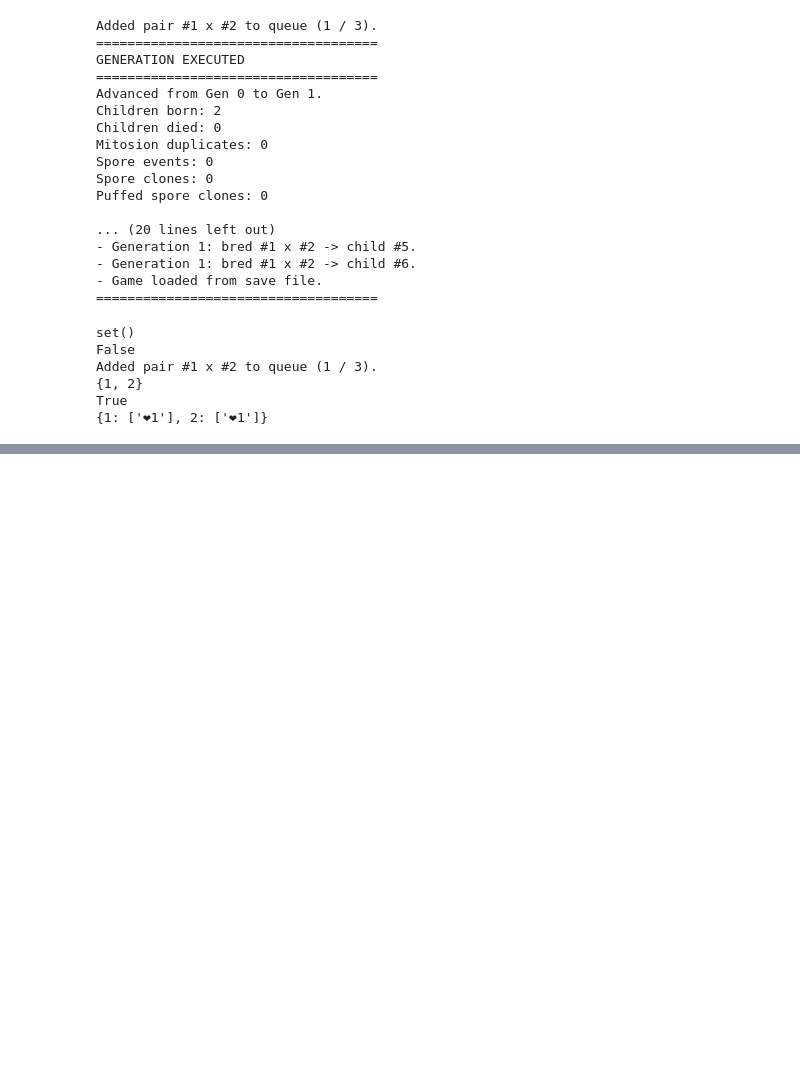
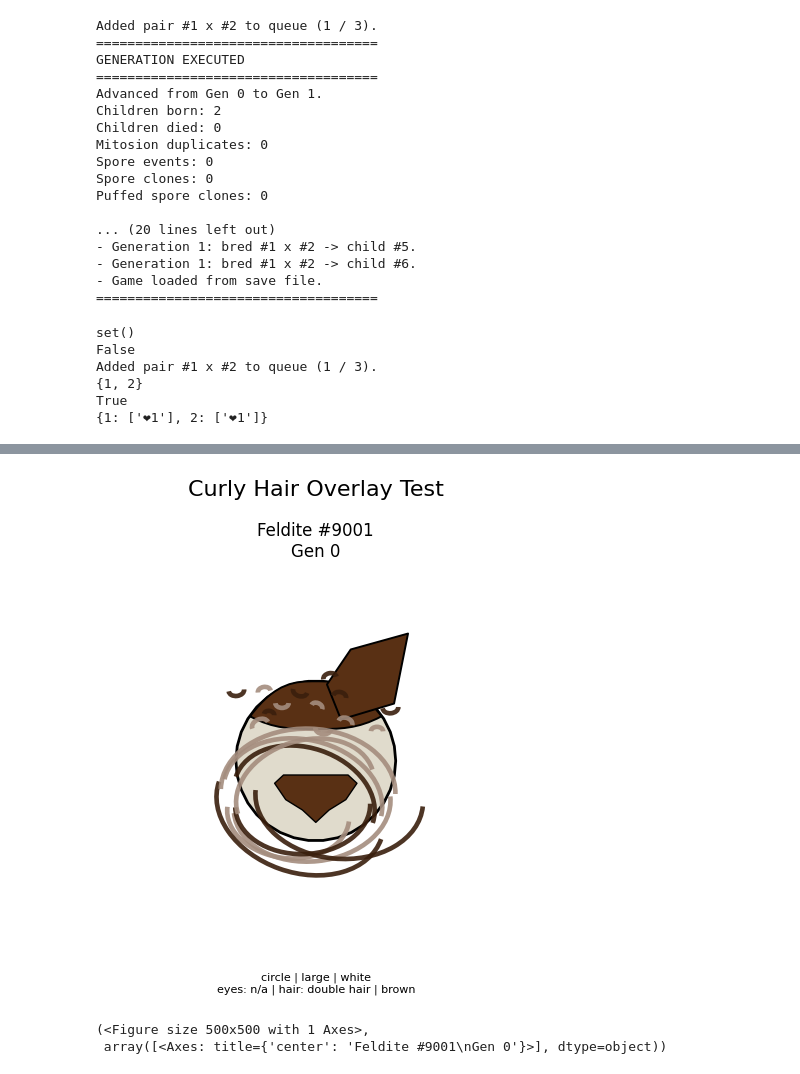
Before and after one commit to Xavier-F-24/Rock-web-app, a Jupyter notebook: dev_test.ipynb, the cells around one changed output, grey strips where cells are left out. Saved outputs shown, nothing was run; the diff lists cells and outputs as text; code cells hidden in the pictures; blank space fills up the shorter version.

```diff
--- a/dev_test.ipynb
+++ b/dev_test.ipynb
@@ -126,0 +173,24 @@ True
+# %%
+from rockgame_core import *
+
+base = make_random_rock(9001)
+
+base.genes["hair"] = "11"
+base.genes["hair_texture"] = "11"
+base.genes["hair_color"] = "22"
+base.genes["gender"] = "01"
+
+base.genes["facial_hair"] = "22"
+
+show_rocks(
+    {base.id: base},
+    cols=1,
+    figsize_per_rock=5,
+    show_traits=True,
+    normalize_size=False,
+    title="Curly Hair Overlay Test"
+)
+# %% [output]
+[figure, added]
+(<Figure size 500x500 with 1 Axes>,
+ array([<Axes: title={'center': 'Feldite #9001\nGen 0'}>], dtype=object))
```
Also changed, not shown: parts of 2 cells of this notebook, 2 other files.
